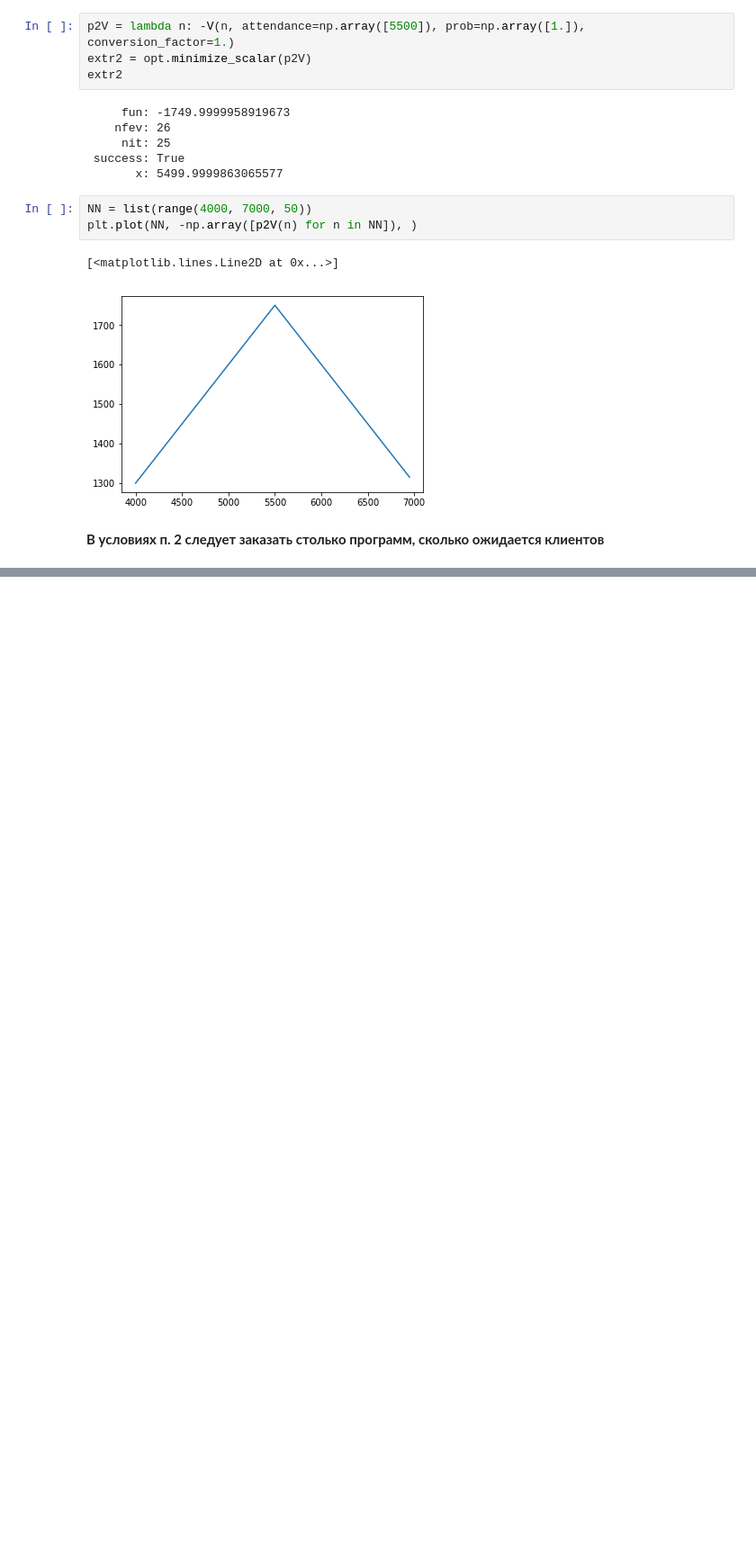
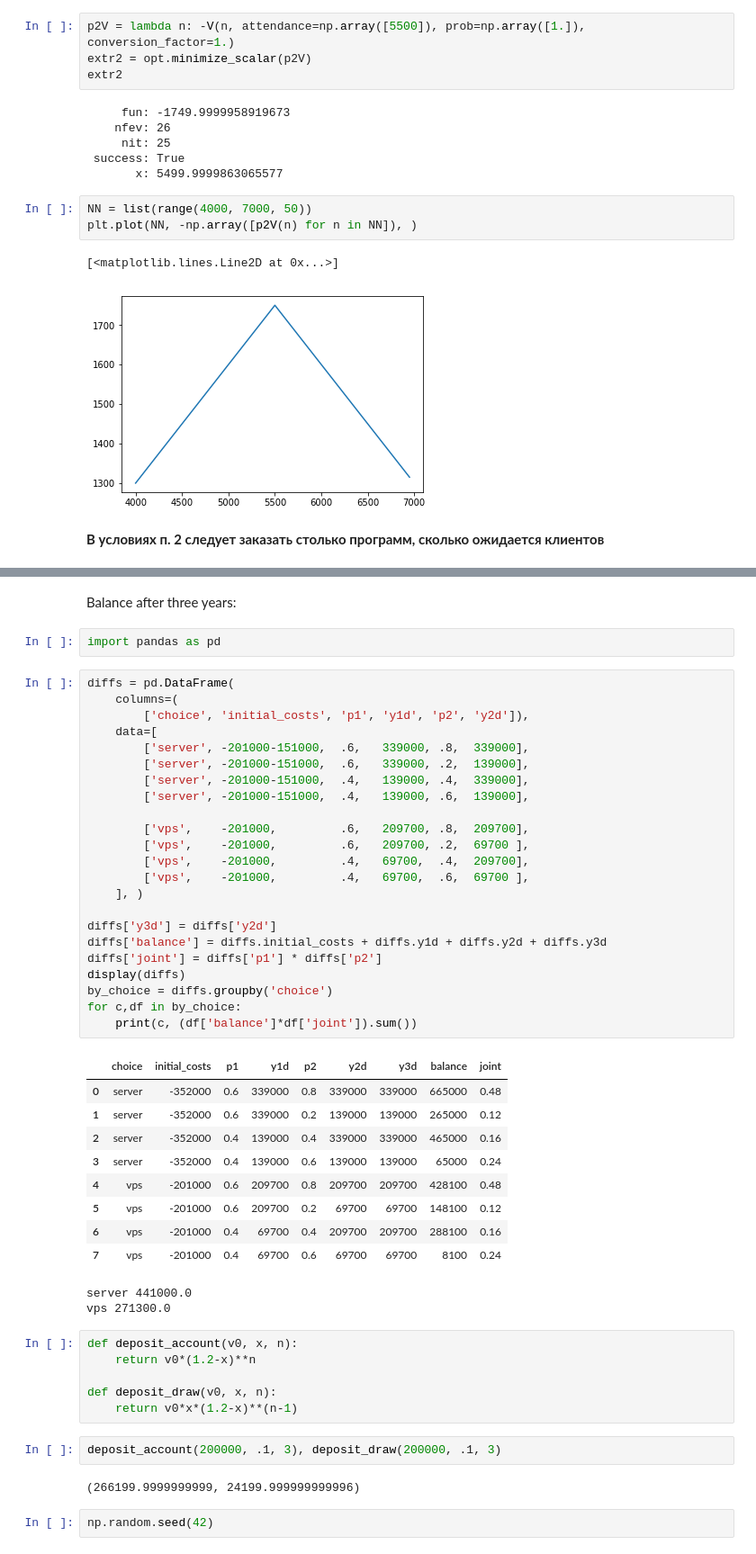
Before and after one commit to RerumNovarum/vsu-games, a Jupyter notebook: vsu_games_2-3.ipynb, the cells around one changed output, grey strips where cells are left out. Shown: that part at 90% size. Saved outputs shown, nothing was run; the diff lists cells and outputs as text; blank space fills up the shorter version.

```diff
--- a/vsu_games_2-3.ipynb
+++ b/vsu_games_2-3.ipynb
@@ -231,0 +133,51 @@ def print_flat_G(G):
+# %% [markdown]
+Balance after three years:
+# %%
+import pandas as pd
+# %%
+diffs = pd.DataFrame(
+    columns=(
+        ['choice', 'initial_costs', 'p1', 'y1d', 'p2', 'y2d']),
+    data=[
+        ['server', -201000-151000,  .6,   339000, .8,  339000],
+        ['server', -201000-151000,  .6,   339000, .2,  139000],
+        ['server', -201000-151000,  .4,   139000, .4,  339000],
+        ['server', -201000-151000,  .4,   139000, .6,  139000],
+
+        ['vps',    -201000,         .6,   209700, .8,  209700],
+        ['vps',    -201000,         .6,   209700, .2,  69700 ],
+        ['vps',    -201000,         .4,   69700,  .4,  209700],
+        ['vps',    -201000,         .4,   69700,  .6,  69700 ],
+    ], )
+
+diffs['y3d'] = diffs['y2d']
+diffs['balance'] = diffs.initial_costs + diffs.y1d + diffs.y2d + diffs.y3d
+diffs['joint'] = diffs['p1'] * diffs['p2']
+display(diffs)
+by_choice = diffs.groupby('choice')
+for c,df in by_choice:
+    print(c, (df['balance']*df['joint']).sum())
+# %% [output]
+|  | choice | initial_costs | p1 | y1d | p2 | y2d | y3d | balance | joint |
+| 0 | server | -352000 | 0.6 | 339000 | 0.8 | 339000 | 339000 | 665000 | 0.48 |
+| 1 | server | -352000 | 0.6 | 339000 | 0.2 | 139000 | 139000 | 265000 | 0.12 |
+| 2 | server | -352000 | 0.4 | 139000 | 0.4 | 339000 | 339000 | 465000 | 0.16 |
+| 3 | server | -352000 | 0.4 | 139000 | 0.6 | 139000 | 139000 | 65000 | 0.24 |
+| 4 | vps | -201000 | 0.6 | 209700 | 0.8 | 209700 | 209700 | 428100 | 0.48 |
+| 5 | vps | -201000 | 0.6 | 209700 | 0.2 | 69700 | 69700 | 148100 | 0.12 |
+| 6 | vps | -201000 | 0.4 | 69700 | 0.4 | 209700 | 209700 | 288100 | 0.16 |
+| 7 | vps | -201000 | 0.4 | 69700 | 0.6 | 69700 | 69700 | 8100 | 0.24 |
+server 441000.0
+vps 271300.0
+# %%
+def deposit_account(v0, x, n):
+    return v0*(1.2-x)**n
+
+def deposit_draw(v0, x, n):
+    return v0*x*(1.2-x)**(n-1)
+# %%
+deposit_account(200000, .1, 3), deposit_draw(200000, .1, 3)
+# %% [output]
+(266199.9999999999, 24199.999999999996)
+# %%
+np.random.seed(42)
```
Also changed, not shown: parts of 34 cells of this notebook, 2 other files.
